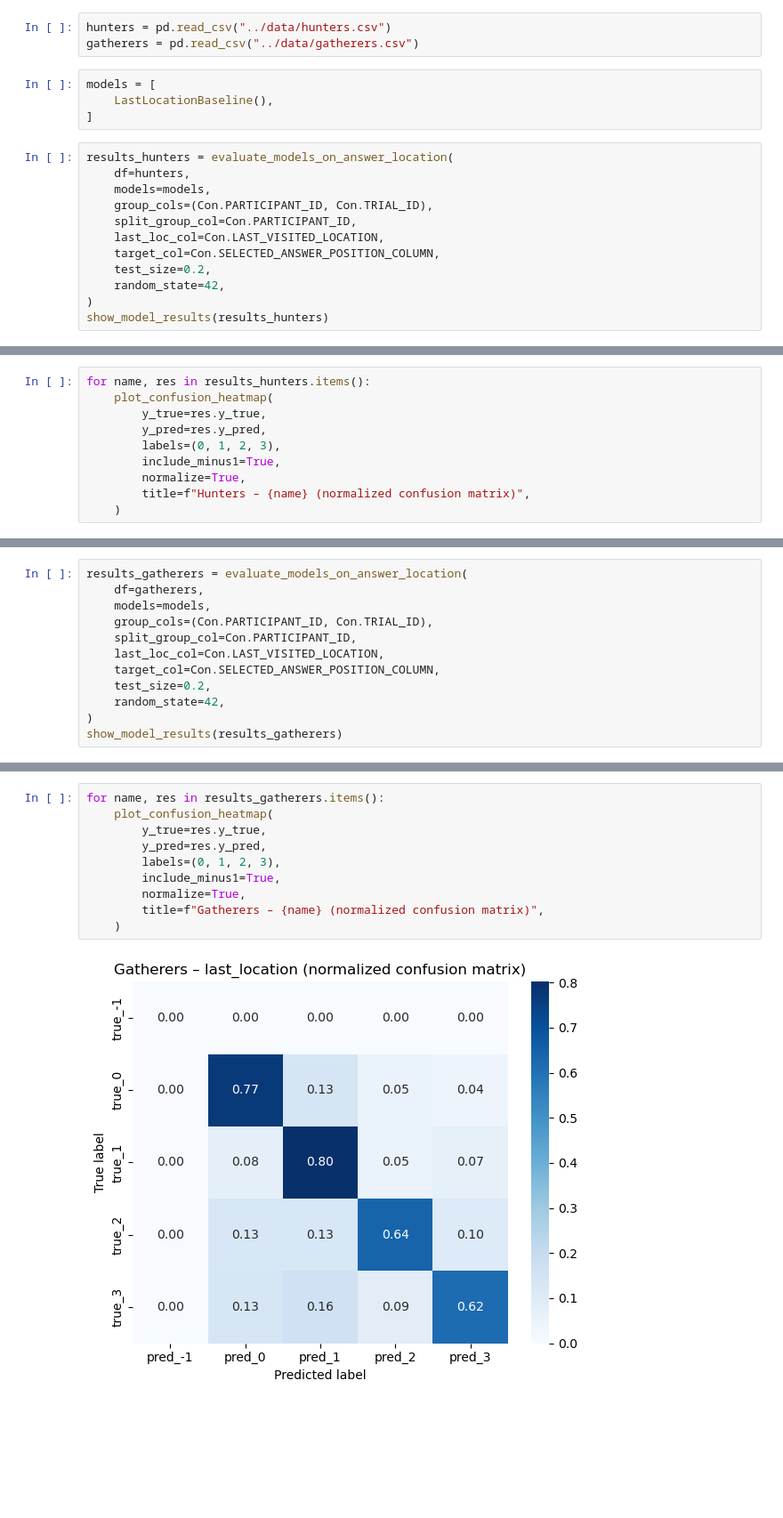
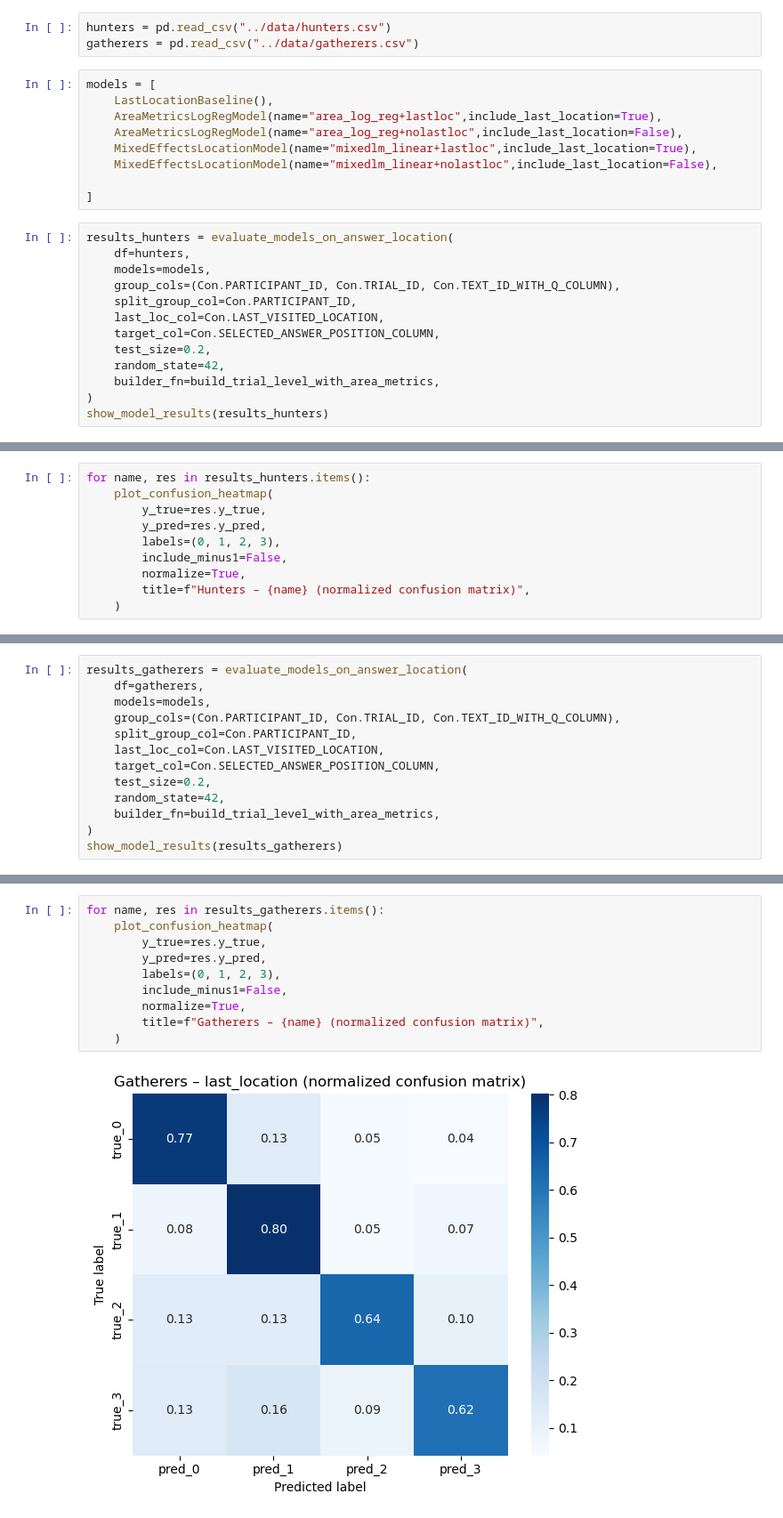
Before and after one commit to Mormorfor/QA_eyetracking, a Jupyter notebook: notebooks/answer_loc_prediction.ipynb, the cells around one changed output, grey strips where cells are left out. Shown: that part at 89% size. Saved outputs shown, nothing was run; the diff lists cells and outputs as text; blank space fills up the shorter version.

```diff
--- a/notebooks/answer_loc_prediction.ipynb
+++ b/notebooks/answer_loc_prediction.ipynb
@@ -17,17 +24,23 @@ gatherers = pd.read_csv("../data/gatherers.csv")
 # %%
 models = [
     LastLocationBaseline(),
+    AreaMetricsLogRegModel(name="area_log_reg+lastloc",include_last_location=True),
+    AreaMetricsLogRegModel(name="area_log_reg+nolastloc",include_last_location=False),
+    MixedEffectsLocationModel(name="mixedlm_linear+lastloc",include_last_location=True),
+    MixedEffectsLocationModel(name="mixedlm_linear+nolastloc",include_last_location=False),
+
 ]
 # %%
 results_hunters = evaluate_models_on_answer_location(
     df=hunters,
     models=models,
-    group_cols=(Con.PARTICIPANT_ID, Con.TRIAL_ID),
+    group_cols=(Con.PARTICIPANT_ID, Con.TRIAL_ID, Con.TEXT_ID_WITH_Q_COLUMN),
     split_group_col=Con.PARTICIPANT_ID,
     last_loc_col=Con.LAST_VISITED_LOCATION,
     target_col=Con.SELECTED_ANSWER_POSITION_COLUMN,
     test_size=0.2,
     random_state=42,
+    builder_fn=build_trial_level_with_area_metrics,
 )
 show_model_results(results_hunters)
 # %% [output]
@@ -54,7 +74,7 @@ for name, res in results_hunters.items():
         y_true=res.y_true,
         y_pred=res.y_pred,
         labels=(0, 1, 2, 3),
-        include_minus1=True,
+        include_minus1=False,
         normalize=True,
         title=f"Hunters – {name} (normalized confusion matrix)",
     )
@@ -64,12 +88,13 @@ for name, res in results_hunters.items():
 results_gatherers = evaluate_models_on_answer_location(
     df=gatherers,
     models=models,
-    group_cols=(Con.PARTICIPANT_ID, Con.TRIAL_ID),
+    group_cols=(Con.PARTICIPANT_ID, Con.TRIAL_ID, Con.TEXT_ID_WITH_Q_COLUMN),
     split_group_col=Con.PARTICIPANT_ID,
     last_loc_col=Con.LAST_VISITED_LOCATION,
     target_col=Con.SELECTED_ANSWER_POSITION_COLUMN,
     test_size=0.2,
     random_state=42,
+    builder_fn=build_trial_level_with_area_metrics,
 )
 show_model_results(results_gatherers)
 # %% [output]
@@ -93,12 +125,12 @@ true_3      64      79      42     297
 # %%
 for name, res in results_gatherers.items():
     plot_confusion_heatmap(
         y_true=res.y_true,
         y_pred=res.y_pred,
         labels=(0, 1, 2, 3),
-        include_minus1=True,
+        include_minus1=False,
         normalize=True,
         title=f"Gatherers – {name} (normalized confusion matrix)",
     )
 # %% [output]
-[figure, old version]
+[figure, new version]
```
Also changed, not shown: parts of 5 cells of this notebook, 6 other files.
